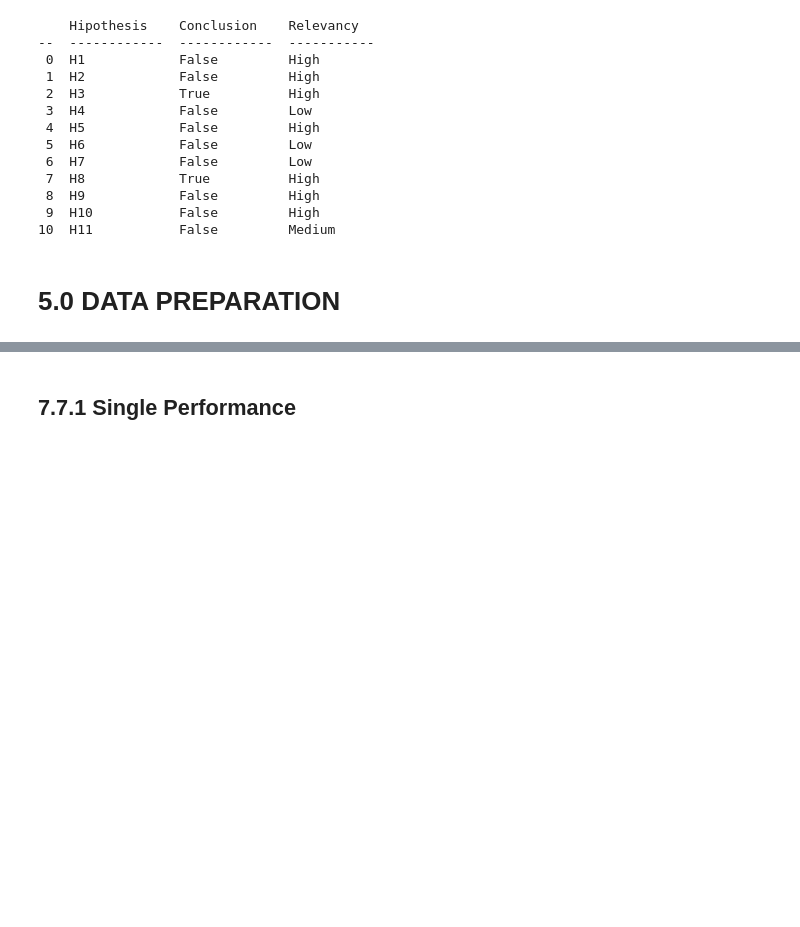
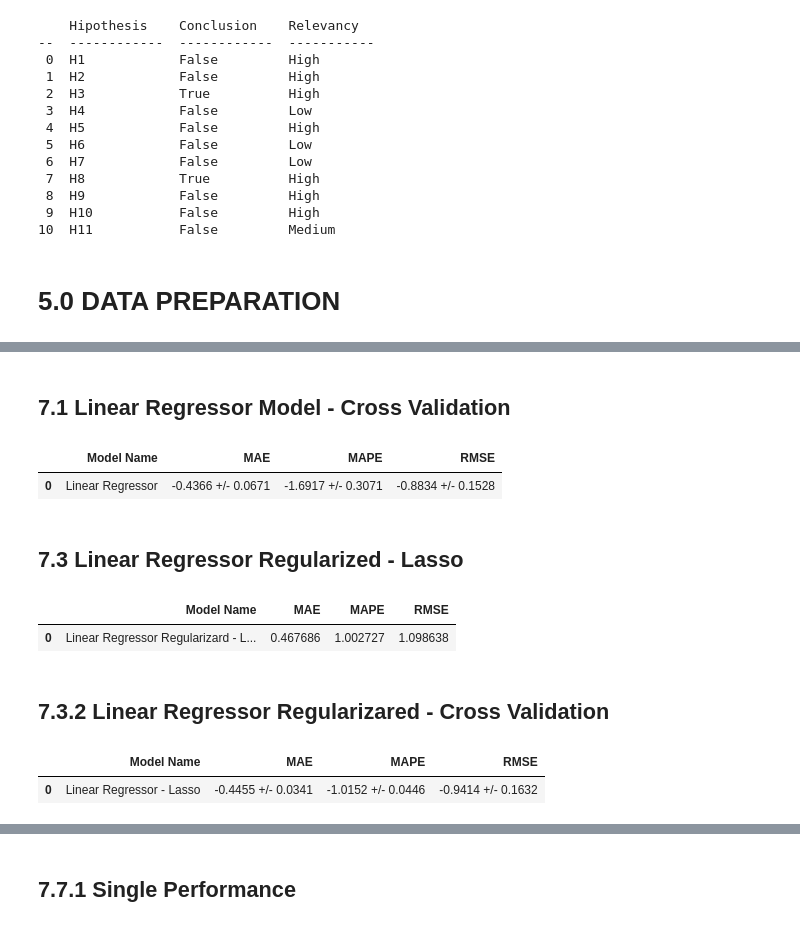
Before and after one commit to marcusbraggion/absenteeism_at_work, a Jupyter notebook: notebooks/absenteeism_at_work.ipynb, the cells around one changed output, grey strips where cells are left out. Drawn from its saved outputs; the diff is of its cells as text; code cells hidden in the pictures; blank space fills up the shorter version.

```diff
--- a/notebooks/absenteeism_at_work.ipynb
+++ b/notebooks/absenteeism_at_work.ipynb
@@ -647,0 +550,32 @@ rf_cv
+# %% [markdown]
+## 7.1 Linear Regressor Model - Cross Validation
+# %%
+lr_cv = cross_validation('Linear Regressor', lr, cv=5)
+lr_cv
+# %% [output]
+|  | Model Name | MAE | MAPE | RMSE |
+| 0 | Linear Regressor | -0.4366 +/- 0.0671 | -1.6917 +/- 0.3071 | -0.8834 +/- 0.1528 |
+# %% [markdown]
+## 7.3 Linear Regressor Regularized - Lasso
+# %%
+
+# model
+lrr = Lasso().fit(X_train, y_train)
+
+# predict
+yhat_lrr = lasso.predict(X_test)
+
+# result
+lrr_result = ml_error('Linear Regressor Regularizard - Lasso', y_test, yhat_lasso)
+lrr_result
+# %% [output]
+|  | Model Name | MAE | MAPE | RMSE |
+| 0 | Linear Regressor Regularizard - L... | 0.467686 | 1.002727 | 1.098638 |
+# %% [markdown]
+## 7.3.2 Linear Regressor Regularizared - Cross Validation
+# %%
+lrr_cv = cross_validation('Linear Regressor - Lasso', lrr, cv=5)
+lrr_cv
+# %% [output]
+|  | Model Name | MAE | MAPE | RMSE |
+| 0 | Linear Regressor - Lasso | -0.4455 +/- 0.0341 | -1.0152 +/- 0.0446 | -0.9414 +/- 0.1632 |
```
Also changed, not shown: parts of 75 cells of this notebook.
